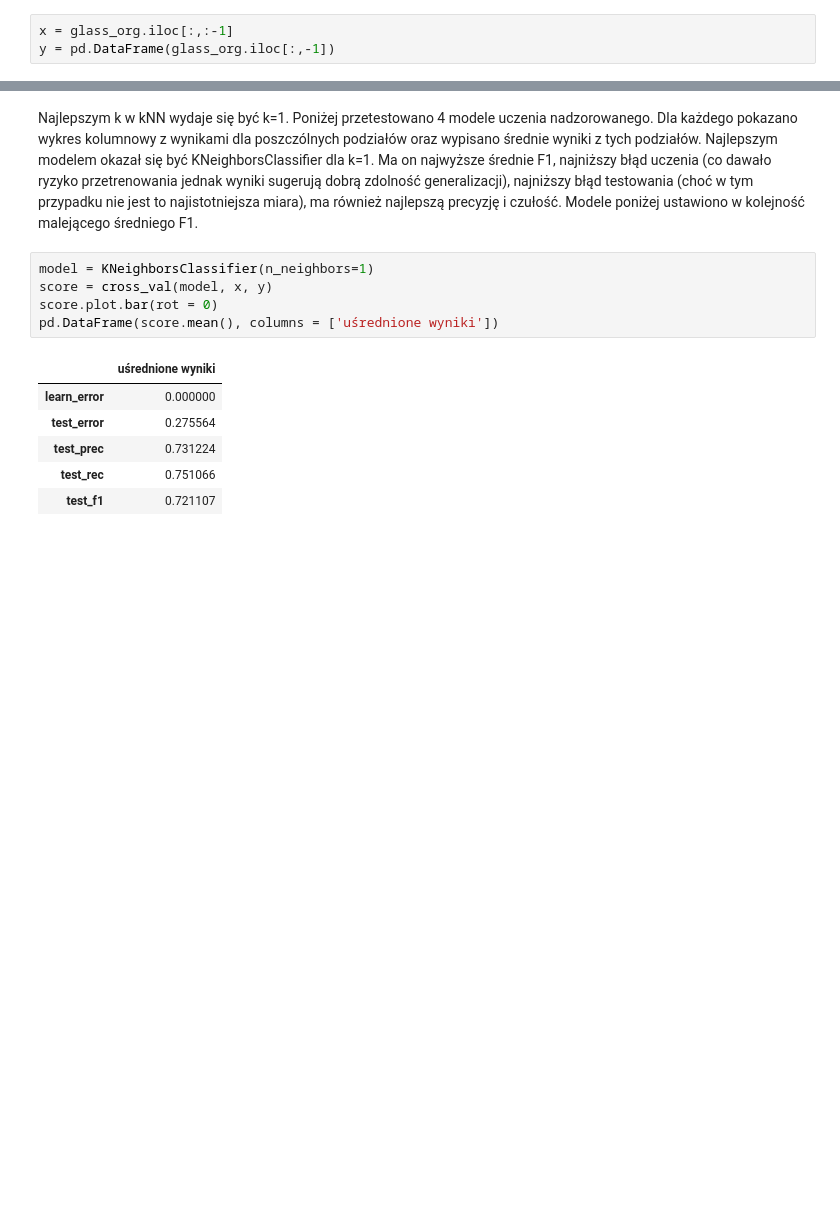
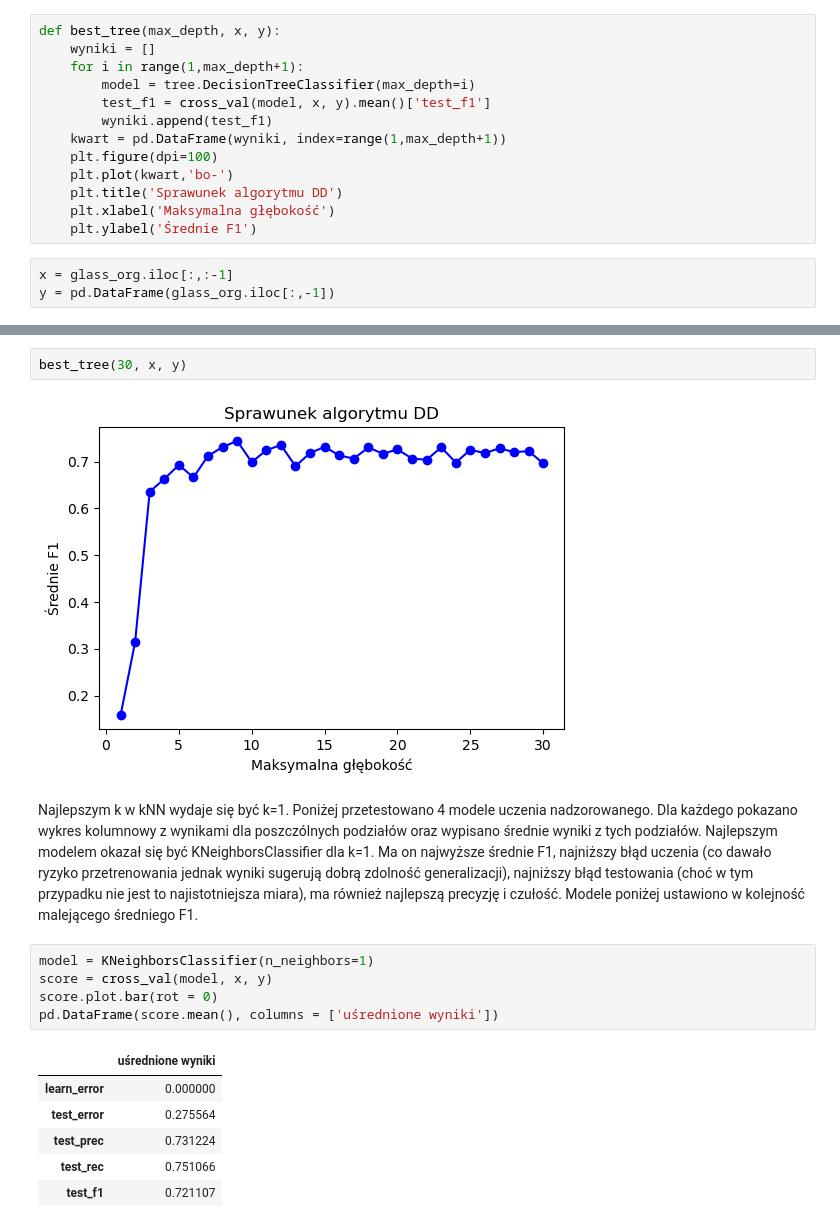
Before and after one commit to matlaczj/Glass-Classification-Project, a Jupyter notebook: Projekt_PRIAD.ipynb, the cells around one changed output, grey strips where cells are left out. Drawn from its saved outputs; the diff is of its cells as text; blank space fills up the shorter version.

```diff
--- a/Projekt_PRIAD.ipynb
+++ b/Projekt_PRIAD.ipynb
@@ -222,6 +222,19 @@ def best_knn(max_k, x, y):
     plt.title('Sprawunek algorytmu kNN')
     plt.xlabel('Liczba sasiadow - k')
     plt.ylabel('Średnie F1')
+# %%
+def best_tree(max_depth, x, y):
+    wyniki = []
+    for i in range(1,max_depth+1):
+        model = tree.DecisionTreeClassifier(max_depth=i)
+        test_f1 = cross_val(model, x, y).mean()['test_f1']
+        wyniki.append(test_f1)
+    kwart = pd.DataFrame(wyniki, index=range(1,max_depth+1))
+    plt.figure(dpi=100)
+    plt.plot(kwart,'bo-')
+    plt.title('Sprawunek algorytmu DD')
+    plt.xlabel('Maksymalna głębokość')
+    plt.ylabel('Średnie F1')
 # %%
 x = glass_org.iloc[:,:-1]
 y = pd.DataFrame(glass_org.iloc[:,-1])
@@ -232,3 +245,7 @@ best_knn(30, x, y)
+# %%
+best_tree(30, x, y)
+# %% [output]
+[figure, added]
 # %% [markdown]
 Najlepszym k w kNN wydaje się być k=1. Poniżej przetestowano 4 modele uczenia nadzorowanego. Dla każdego pokazano wykres kolumnowy z wynikami dla poszczólnych podziałów oraz wypisano średnie wyniki z tych podziałów. Najlepszym modelem okazał się być KNeighborsClassifier dla k=1. Ma on najwyższe średnie F1, najniższy błąd uczenia (co dawało ryzyko przetrenowania jednak wyniki sugerują dobrą zdolność generalizacji), najniższy błąd testowania (choć w tym przypadku nie jest to najistotniejsza miara), ma również najlepszą precyzję i czułość. Modele poniżej ustawiono w kolejność malejącego średniego F1.
 # %%
```
Also changed, not shown: parts of 4 cells of this notebook.
